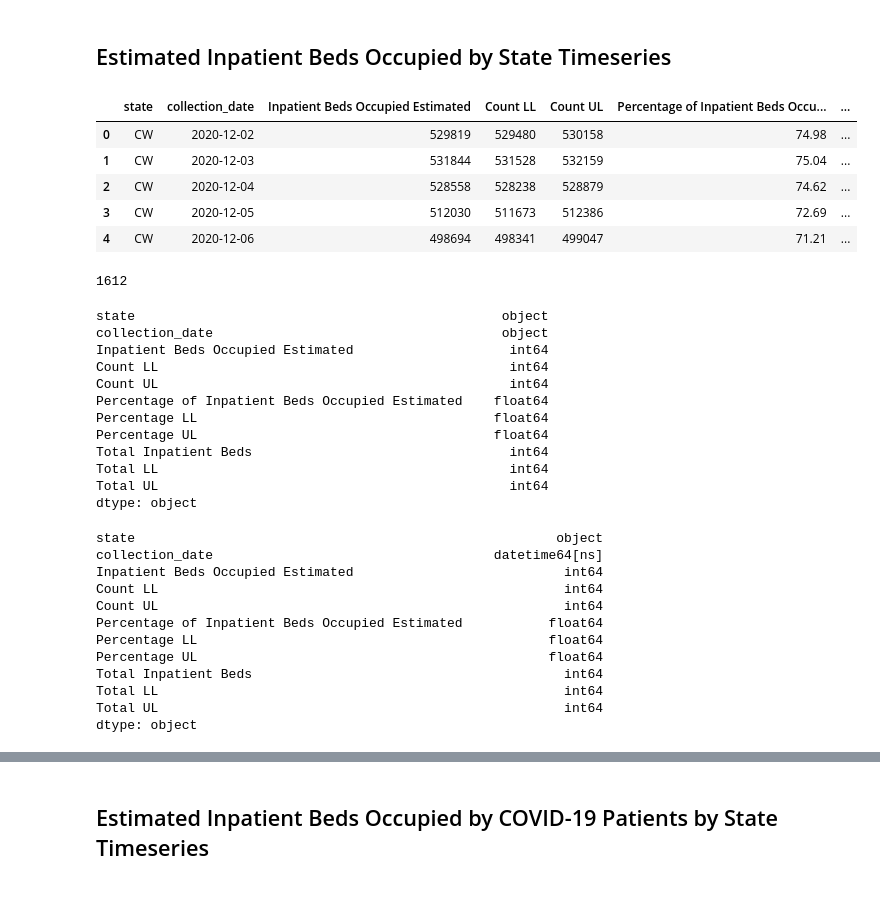
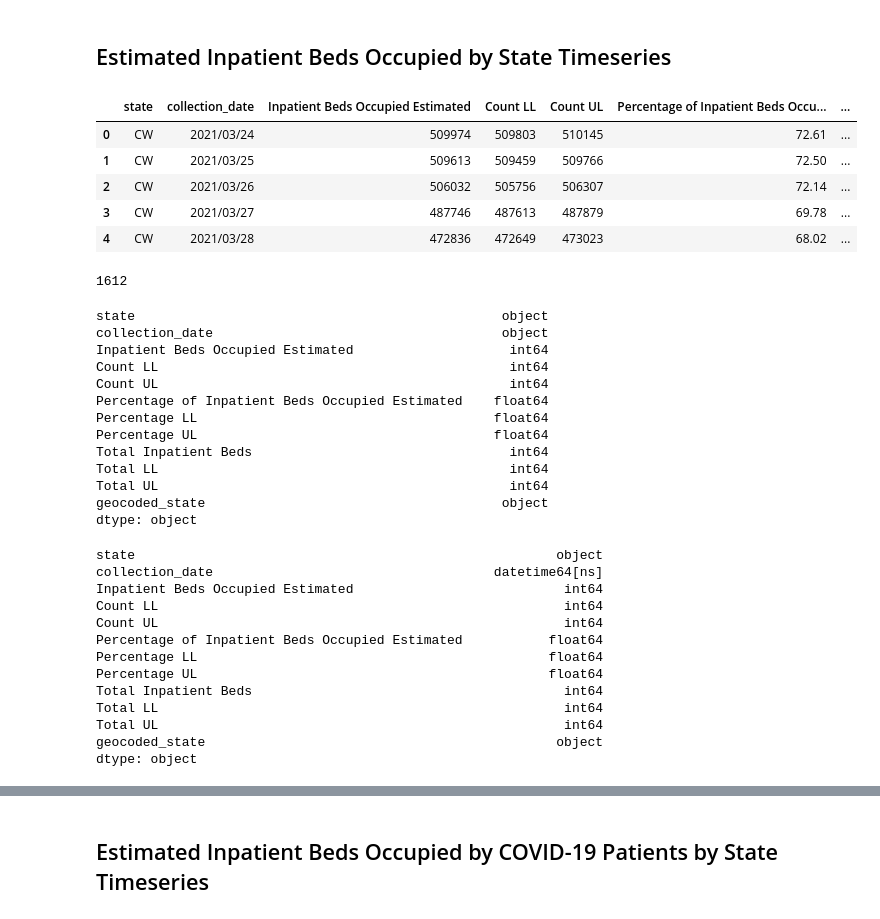
Before and after one commit to AATopp/AllaT_Portfolio_Data_Scientist, a Jupyter notebook: Data Engineering/COVID19_Data_Interconnection_Project/Data_interchange_project_.ipynb, the cells around one changed output, grey strips where cells are left out. Saved outputs shown, nothing was run; the diff lists cells and outputs as text; code cells hidden in the pictures.

```diff
--- a/Data Engineering/COVID19_Data_Interconnection_Project/Data_interchange_project_.ipynb
+++ b/Data Engineering/COVID19_Data_Interconnection_Project/Data_interchange_project_.ipynb
@@ -55,15 +55,15 @@ dtype: object
 # %%
 # importing data where hospital bed are oppupied by all patients
 
-patient_all = pd.read_csv('https://healthdata.gov/sites/default/files/estimated_inpatient_all_20210102_1640.csv', thousands = ',')
+patient_all = pd.read_csv('https://healthdata.gov/api/views/jjp9-htie/rows.csv?accessType=DOWNLOAD', thousands = ',')
 patient_all.head()
 # %% [output]
 |  | state | collection_date | Inpatient Beds Occupied Estimated | Count LL | Count UL | Percentage of Inpatient Beds Occu... | ... |
-| 0 | CW | 2020-12-02 | 529819 | 529480 | 530158 | 74.98 | ... |
-| 1 | CW | 2020-12-03 | 531844 | 531528 | 532159 | 75.04 | ... |
-| 2 | CW | 2020-12-04 | 528558 | 528238 | 528879 | 74.62 | ... |
-| 3 | CW | 2020-12-05 | 512030 | 511673 | 512386 | 72.69 | ... |
-| 4 | CW | 2020-12-06 | 498694 | 498341 | 499047 | 71.21 | ... |
+| 0 | CW | 2021/03/24 | 509974 | 509803 | 510145 | 72.61 | ... |
+| 1 | CW | 2021/03/25 | 509613 | 509459 | 509766 | 72.50 | ... |
+| 2 | CW | 2021/03/26 | 506032 | 505756 | 506307 | 72.14 | ... |
+| 3 | CW | 2021/03/27 | 487746 | 487613 | 487879 | 69.78 | ... |
+| 4 | CW | 2021/03/28 | 472836 | 472649 | 473023 | 68.02 | ... |
 # %%
 len(patient_all)
 # %% [output]
@@ -82,6 +82,7 @@ Percentage UL                                      float64
 Total Inpatient Beds                                 int64
 Total LL                                             int64
 Total UL                                             int64
+geocoded_state                                      object
 dtype: object
 # %%
 #cols = ['Inpatient Beds Occupied Estimated', 'Count LL', 'Count UL', 'Total Inpatient Beds', 'Total LL', 'Total UL']
@@ -102,6 +103,7 @@ Percentage UL                                             float64
 Total Inpatient Beds                                        int64
 Total LL                                                    int64
 Total UL                                                    int64
+geocoded_state                                             object
 dtype: object
 # %%
 # checking if there are any missing values in this data set
```
Also changed, not shown: parts of 14 cells of this notebook.
